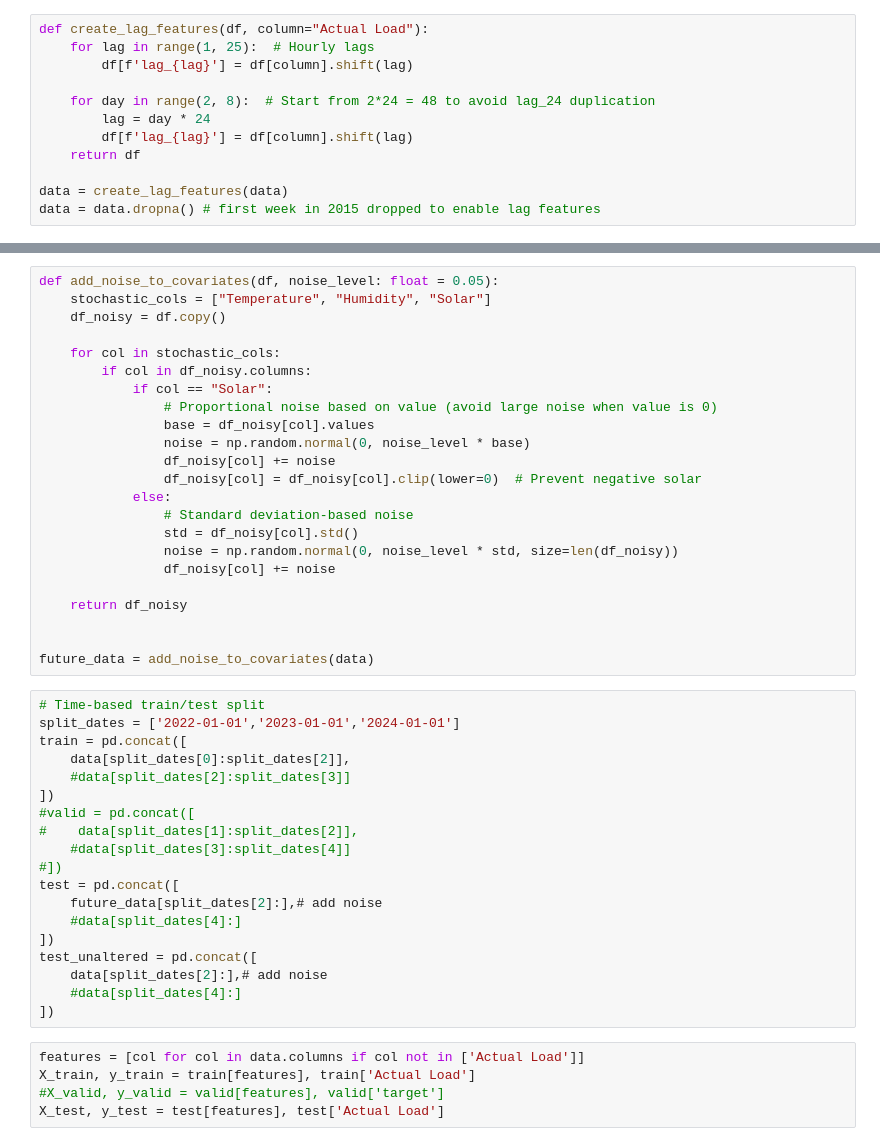
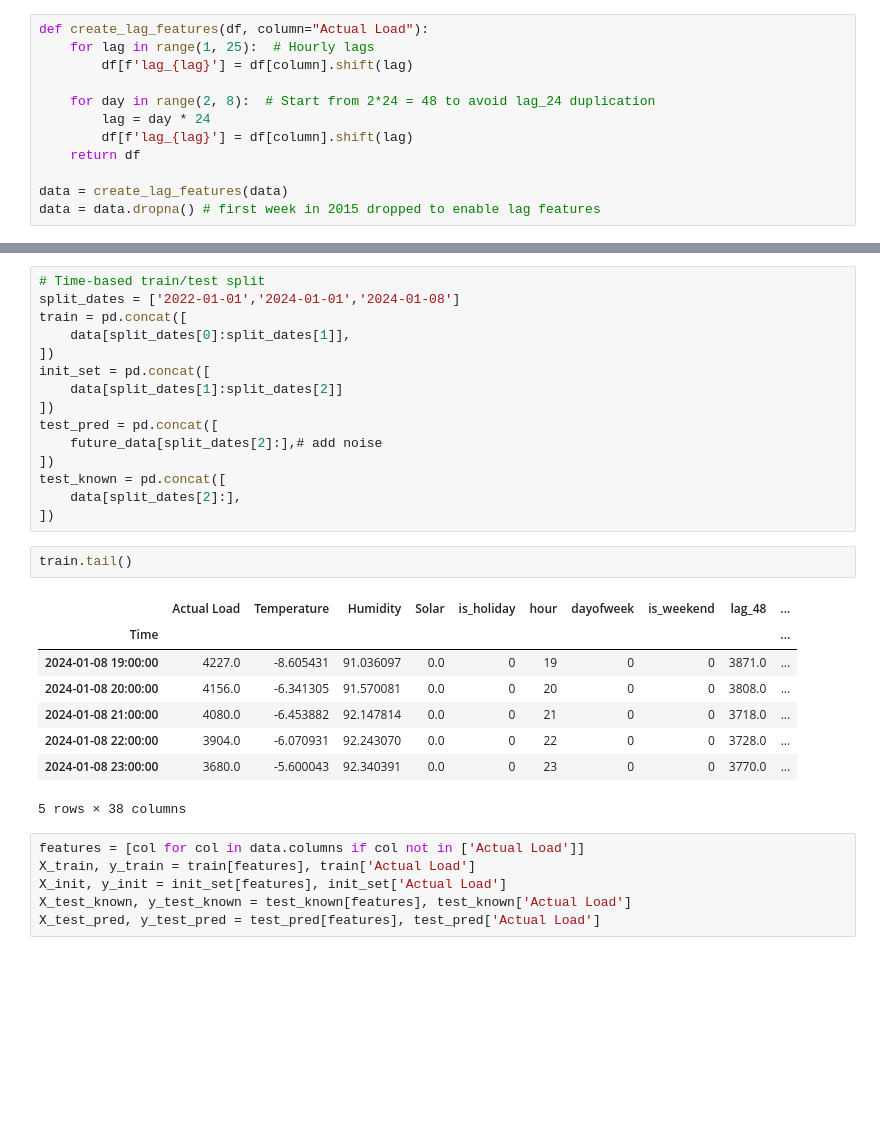
Before and after one commit to fk1603/Load-Forecasting, a Jupyter notebook: XGBoost_2.ipynb, the cells around one changed output, grey strips where cells are left out. Drawn from its saved outputs; the diff is of its cells as text; blank space fills up the shorter version.

```diff
--- a/XGBoost_2.ipynb
+++ b/XGBoost_2.ipynb
@@ -101,50 +106,35 @@ Time
-# %%
-def add_noise_to_covariates(df, noise_level: float = 0.05):
-    stochastic_cols = ["Temperature", "Humidity", "Solar"]
-    df_noisy = df.copy()
-
-    for col in stochastic_cols:
-        if col in df_noisy.columns:
-            if col == "Solar":
-                # Proportional noise based on value (avoid large noise when value is 0)
-                base = df_noisy[col].values
-                noise = np.random.normal(0, noise_level * base)
-                df_noisy[col] += noise
-                df_noisy[col] = df_noisy[col].clip(lower=0)  # Prevent negative solar
-            else:
-                # Standard deviation-based noise
-                std = df_noisy[col].std()
-                noise = np.random.normal(0, noise_level * std, size=len(df_noisy))
-                df_noisy[col] += noise
-
-    return df_noisy
-
-
-future_data = add_noise_to_covariates(data)
 # %%
 # Time-based train/test split
-split_dates = ['2022-01-01','2023-01-01','2024-01-01']
+split_dates = ['2022-01-01','2024-01-01','2024-01-08']
 train = pd.concat([
-    data[split_dates[0]:split_dates[2]],
-    #data[split_dates[2]:split_dates[3]]
+    data[split_dates[0]:split_dates[1]],
 ])
-#valid = pd.concat([
-#    data[split_dates[1]:split_dates[2]],
-    #data[split_dates[3]:split_dates[4]]
-#])
-test = pd.concat([
+init_set = pd.concat([
+    data[split_dates[1]:split_dates[2]]
+])
+test_pred = pd.concat([
     future_data[split_dates[2]:],# add noise
-    #data[split_dates[4]:]
 ])
-test_unaltered = pd.concat([
-    data[split_dates[2]:],# add noise
-    #data[split_dates[4]:]
+test_known = pd.concat([
+    data[split_dates[2]:],
 ])
+# %%
+train.tail()
+# %% [output]
+|  | Actual Load | Temperature | Humidity | Solar | is_holiday | hour | dayofweek | is_weekend | lag_48 | ... |
+| Time |  |  |  |  |  |  |  |  |  | ... |
+| 2024-01-08 19:00:00 | 4227.0 | -8.605431 | 91.036097 | 0.0 | 0 | 19 | 0 | 0 | 3871.0 | ... |
+| 2024-01-08 20:00:00 | 4156.0 | -6.341305 | 91.570081 | 0.0 | 0 | 20 | 0 | 0 | 3808.0 | ... |
+| 2024-01-08 21:00:00 | 4080.0 | -6.453882 | 92.147814 | 0.0 | 0 | 21 | 0 | 0 | 3718.0 | ... |
+| 2024-01-08 22:00:00 | 3904.0 | -6.070931 | 92.243070 | 0.0 | 0 | 22 | 0 | 0 | 3728.0 | ... |
+| 2024-01-08 23:00:00 | 3680.0 | -5.600043 | 92.340391 | 0.0 | 0 | 23 | 0 | 0 | 3770.0 | ... |
+5 rows × 38 columns
 # %%
 features = [col for col in data.columns if col not in ['Actual Load']]
 X_train, y_train = train[features], train['Actual Load']
-#X_valid, y_valid = valid[features], valid['target']
-X_test, y_test = test[features], test['Actual Load']
+X_init, y_init = init_set[features], init_set['Actual Load']
+X_test_known, y_test_known = test_known[features], test_known['Actual Load']
+X_test_pred, y_test_pred = test_pred[features], test_pred['Actual Load']
 # %%
 # Hyperparameter space
 param_dist = {
```
Also changed, not shown: parts of 5 cells of this notebook.
